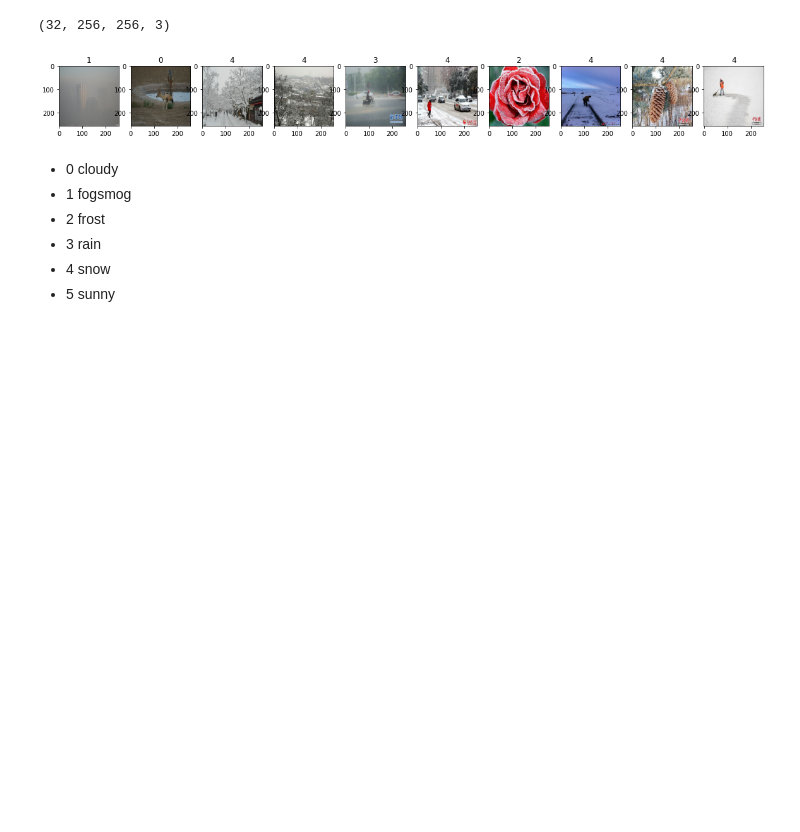
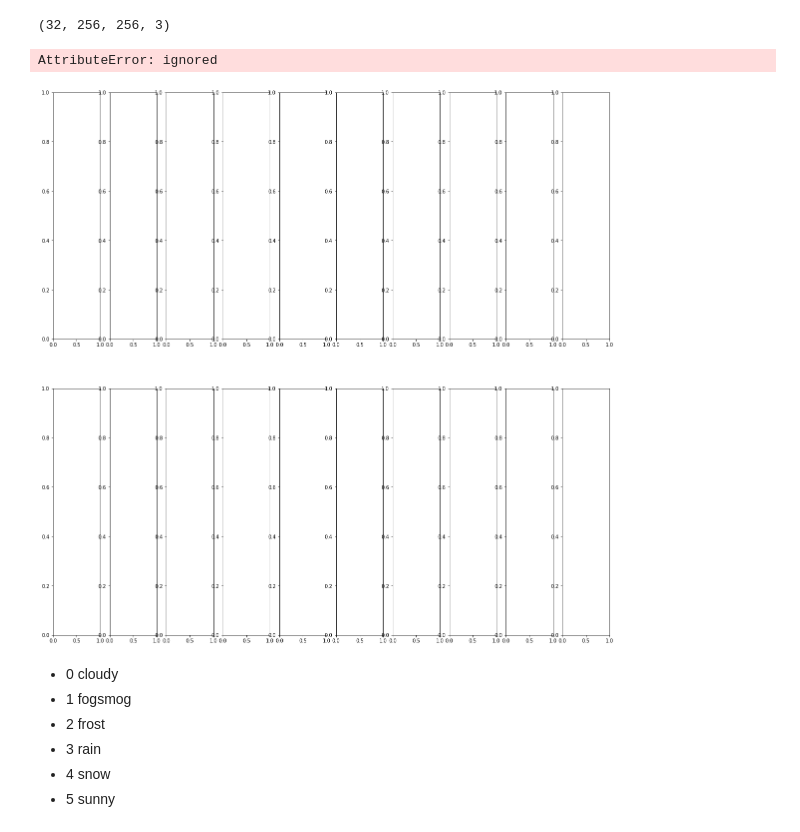
Before and after one commit to Cepeda-R/Machine-Learning_FullProjects, a Jupyter notebook: Weather_Image_Classification.ipynb, the cells around one changed output. Saved outputs shown, nothing was run; the diff lists cells and outputs as text; code cells hidden in the pictures; blank space fills up the shorter version.

```diff
--- a/Weather_Image_Classification.ipynb
+++ b/Weather_Image_Classification.ipynb
@@ -253,13 +247,15 @@ batch[0].shape
 (32, 256, 256, 3)
 # %%
 #define layout chart
-fig, ax = plt.subplots(ncols=10, figsize=(20,20))
+#need to improve this set - apply more rows and apply labels refering to number ID
+fig, ax = plt.subplots(nrows=2, ncols=10, figsize=(20,20))
 #loop through batch. for every index and image
 for idx, img in enumerate(batch[0][:10]):
     ax[idx].imshow(img.astype(int)) #doubt in astype int. Otherwise it would get exponents (not applicable by matplotlib)
     ax[idx].title.set_text(batch[1][idx])
 # %% [output]
+AttributeError: ignored
-[figure, old version]
+[figure, new version]
 # %% [markdown]
 *   0 cloudy
 *   1 fogsmog
```
Also changed, not shown: parts of 9 cells of this notebook.
